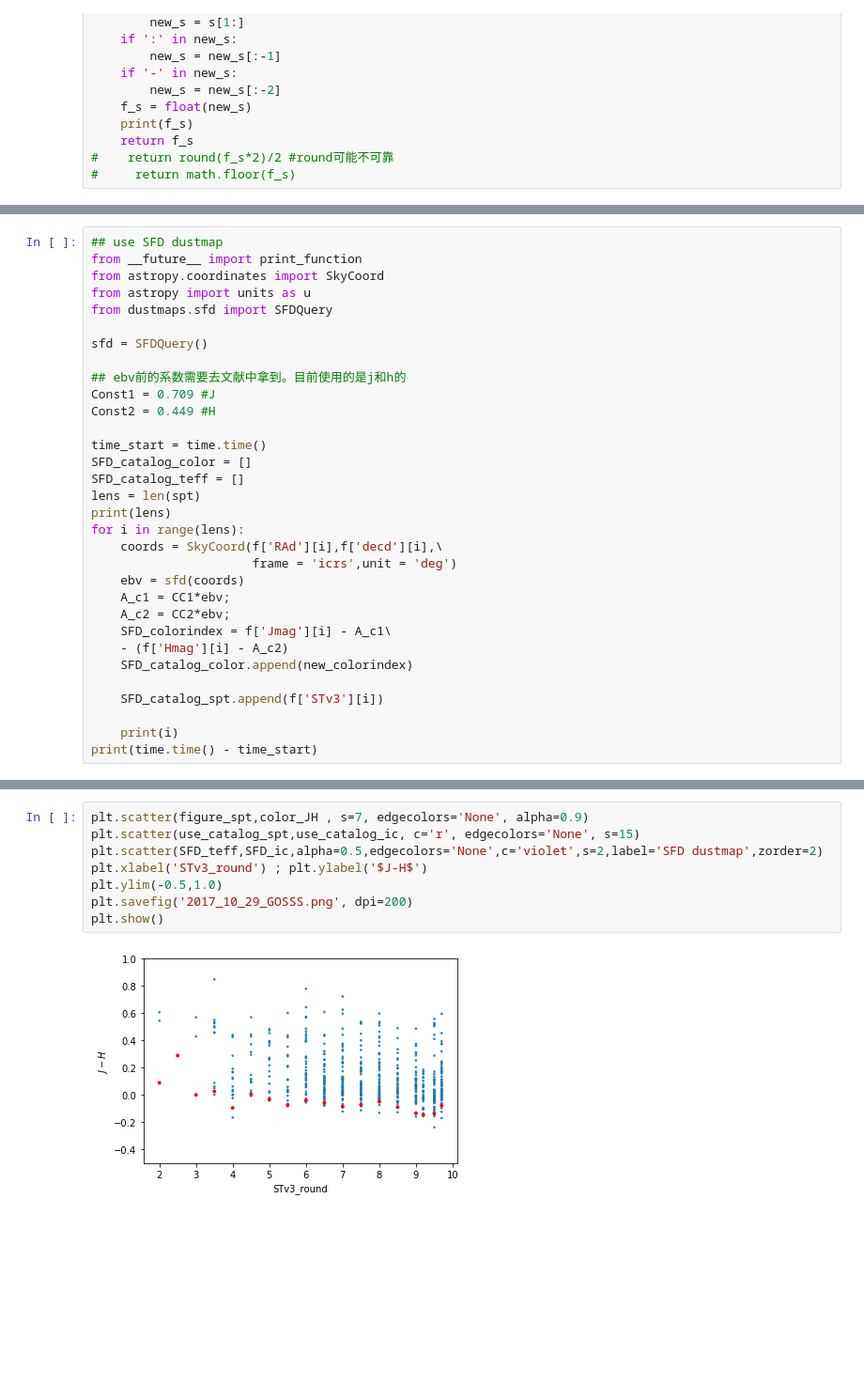
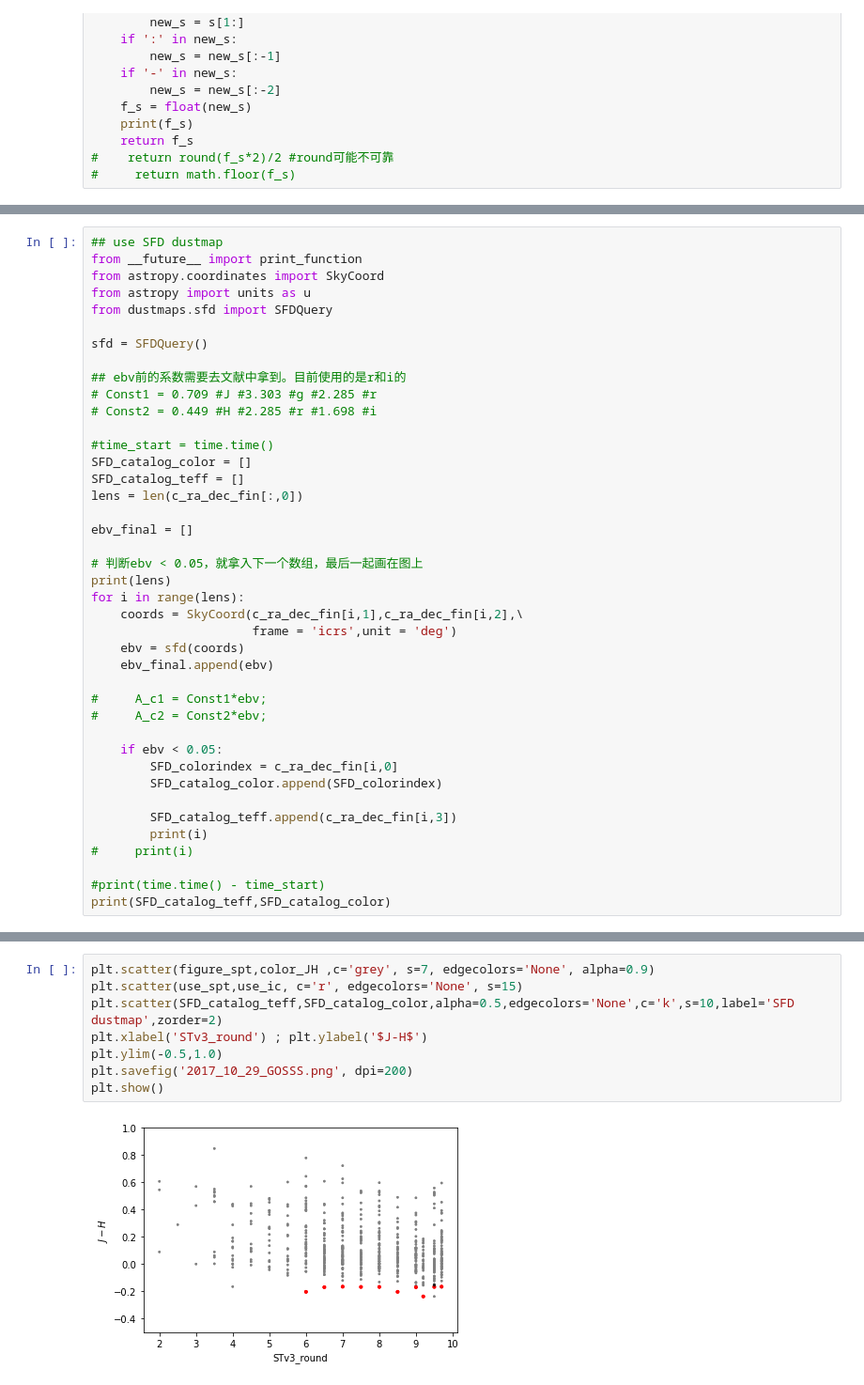
Before and after one commit to DengDingshan/OBIC_serious, a Jupyter notebook: GOSSS_fitcurve.ipynb, the cells around one changed output, grey strips where cells are left out. Shown: that part at 94% size. Saved outputs shown, nothing was run; the diff lists cells and outputs as text; blank space fills up the shorter version.

```diff
--- a/GOSSS_fitcurve.ipynb
+++ b/GOSSS_fitcurve.ipynb
@@ -154,27 +192,36 @@ from dustmaps.sfd import SFDQuery
 
 sfd = SFDQuery()
 
-## ebv前的系数需要去文献中拿到。目前使用的是j和h的
-Const1 = 0.709 #J
-Const2 = 0.449 #H
+## ebv前的系数需要去文献中拿到。目前使用的是r和i的
+# Const1 = 0.709 #J #3.303 #g #2.285 #r
+# Const2 = 0.449 #H #2.285 #r #1.698 #i
 
-time_start = time.time()
+#time_start = time.time()
 SFD_catalog_color = []
 SFD_catalog_teff = []
-lens = len(spt)
+lens = len(c_ra_dec_fin[:,0])
+
+ebv_final = []
+
+# 判断ebv < 0.05，就拿入下一个数组，最后一起画在图上
 print(lens)
 for i in range(lens):
-    coords = SkyCoord(f['RAd'][i],f['decd'][i],\
+    coords = SkyCoord(c_ra_dec_fin[i,1],c_ra_dec_fin[i,2],\
                       frame = 'icrs',unit = 'deg')
     ebv = sfd(coords)
-    A_c1 = CC1*ebv;
-    A_c2 = CC2*ebv;
-    SFD_colorindex = f['Jmag'][i] - A_c1\
-    - (f['Hmag'][i] - A_c2)
-    SFD_catalog_color.append(new_colorindex)
+    ebv_final.append(ebv)
 
-    SFD_catalog_spt.append(f['STv3'][i])
+#     A_c1 = Const1*ebv;
+#     A_c2 = Const2*ebv;
 
-    print(i)
-print(time.time() - time_start)
+    if ebv < 0.05:
+        SFD_colorindex = c_ra_dec_fin[i,0]
+        SFD_catalog_color.append(SFD_colorindex)
+
+        SFD_catalog_teff.append(c_ra_dec_fin[i,3])
+        print(i)
+#     print(i)
+
+#print(time.time() - time_start)
+print(SFD_catalog_teff,SFD_catalog_color)
 # %% [output]
@@ -195,10 +232,10 @@ FileNotFoundError: [Errno 2] No such file or directory: '/Users/SY/Desktop/obic/
 # %%
-plt.scatter(figure_spt,color_JH , s=7, edgecolors='None', alpha=0.9)
-plt.scatter(use_catalog_spt,use_catalog_ic, c='r', edgecolors='None', s=15)
-plt.scatter(SFD_teff,SFD_ic,alpha=0.5,edgecolors='None',c='violet',s=2,label='SFD dustmap',zorder=2)
+plt.scatter(figure_spt,color_JH ,c='grey', s=7, edgecolors='None', alpha=0.9)
+plt.scatter(use_spt,use_ic, c='r', edgecolors='None', s=15)
+plt.scatter(SFD_catalog_teff,SFD_catalog_color,alpha=0.5,edgecolors='None',c='k',s=10,label='SFD dustmap',zorder=2)
 plt.xlabel('STv3_round') ; plt.ylabel('$J-H$')
 plt.ylim(-0.5,1.0)
 plt.savefig('2017_10_29_GOSSS.png', dpi=200)
 plt.show()
 # %% [output]
-[figure, old version]
+[figure, new version]
```
Also changed, not shown: parts of 8 cells of this notebook, 2 other files.
